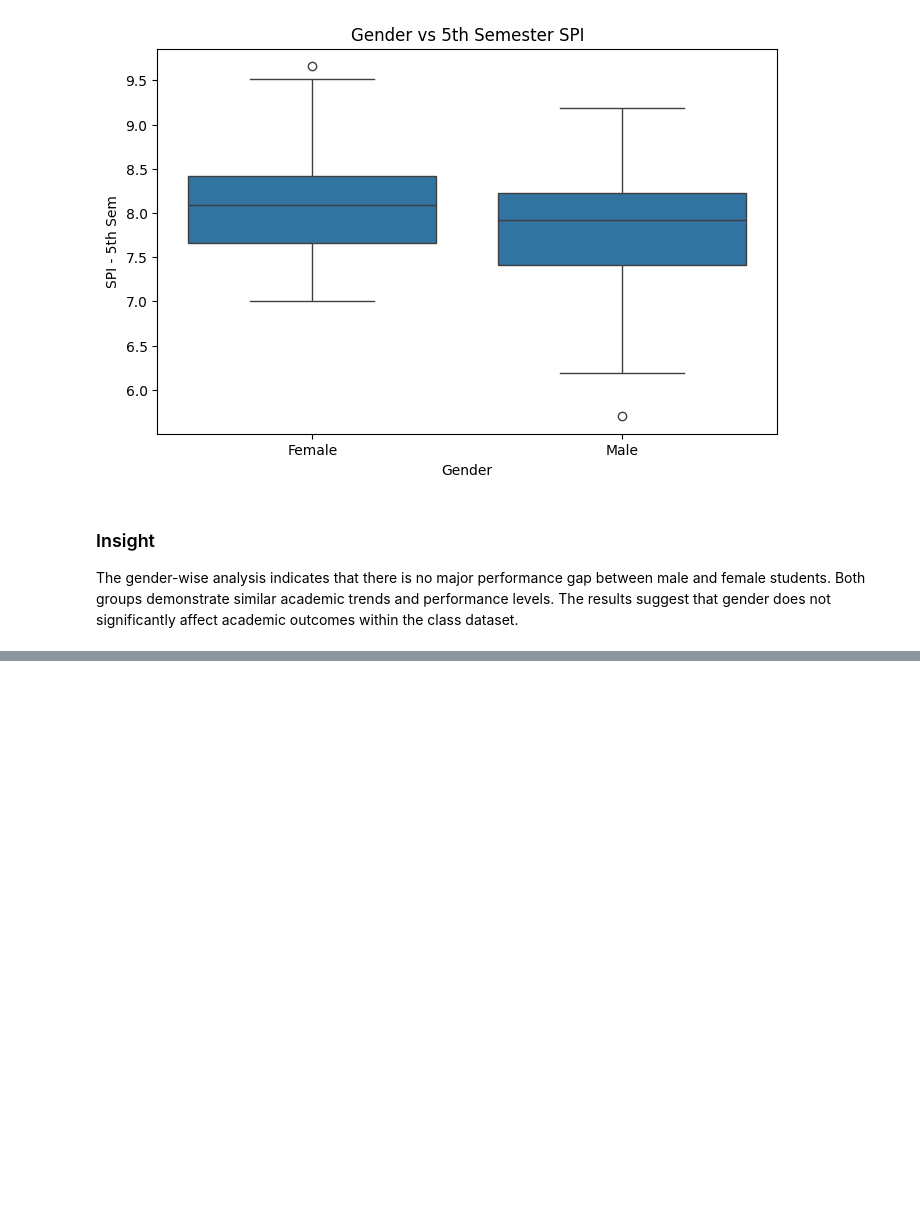
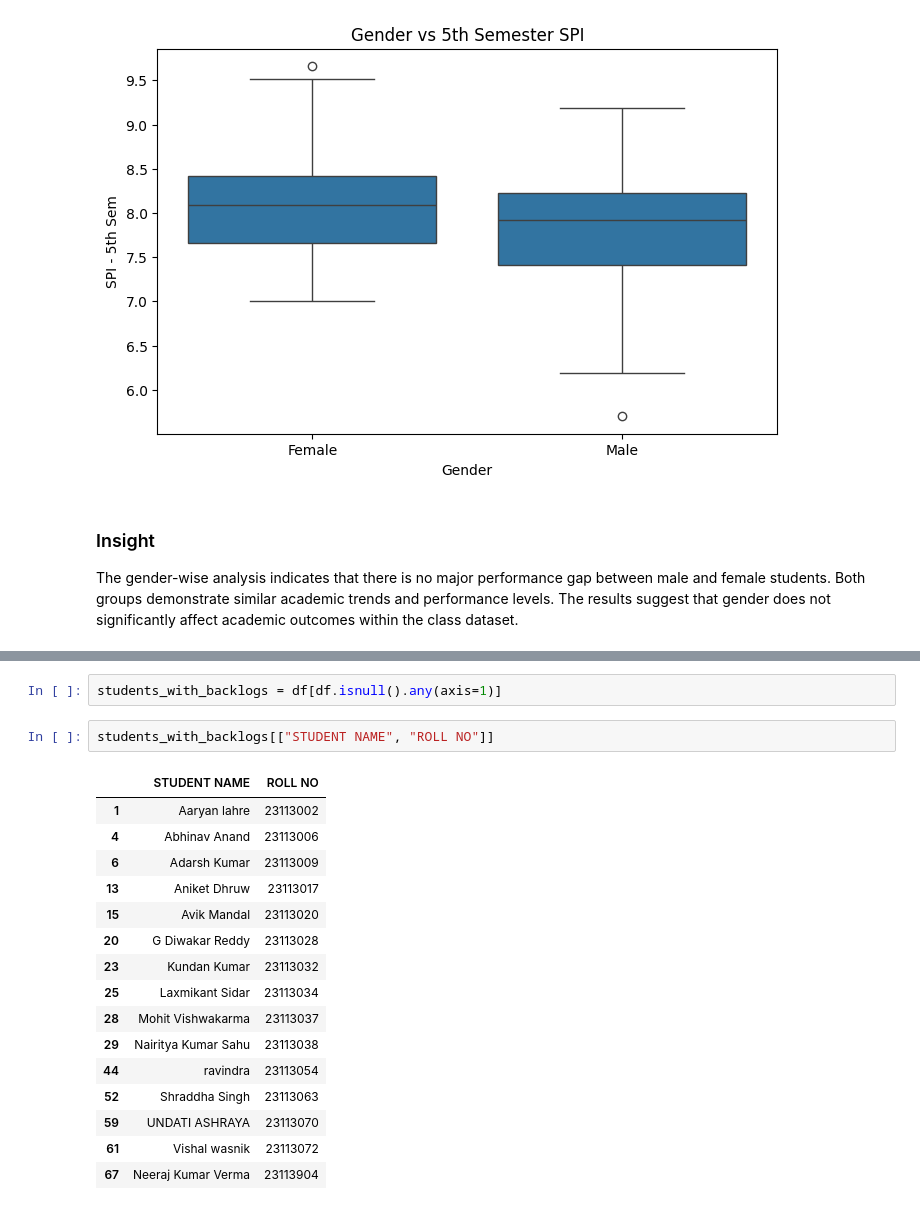
Before and after one commit to niya005/Class-Result-Analysis, a Jupyter notebook: class_result_analysis.ipynb, the cells around one changed output, grey strips where cells are left out. Cells and saved outputs as stored; diff of their text form; blank space fills up the shorter version.

```diff
--- a/class_result_analysis.ipynb
+++ b/class_result_analysis.ipynb
@@ -420,0 +498,21 @@ The gender-wise analysis indicates that there is no major performance gap betwee
+# %%
+students_with_backlogs = df[df.isnull().any(axis=1)]
+# %%
+students_with_backlogs[["STUDENT NAME", "ROLL NO"]]
+# %% [output]
+|  | STUDENT NAME | ROLL NO |
+| 1 | Aaryan lahre | 23113002 |
+| 4 | Abhinav Anand | 23113006 |
+| 6 | Adarsh Kumar | 23113009 |
+| 13 | Aniket Dhruw | 23113017 |
+| 15 | Avik Mandal | 23113020 |
+| 20 | G Diwakar Reddy | 23113028 |
+| 23 | Kundan Kumar | 23113032 |
+| 25 | Laxmikant Sidar | 23113034 |
+| 28 | Mohit Vishwakarma | 23113037 |
+| 29 | Nairitya Kumar Sahu | 23113038 |
+| 44 | ravindra | 23113054 |
+| 52 | Shraddha Singh | 23113063 |
+| 59 | UNDATI ASHRAYA | 23113070 |
+| 61 | Vishal wasnik | 23113072 |
+| 67 | Neeraj Kumar Verma | 23113904 |
```
Also changed, not shown: parts of 9 cells of this notebook, 2 other files.
